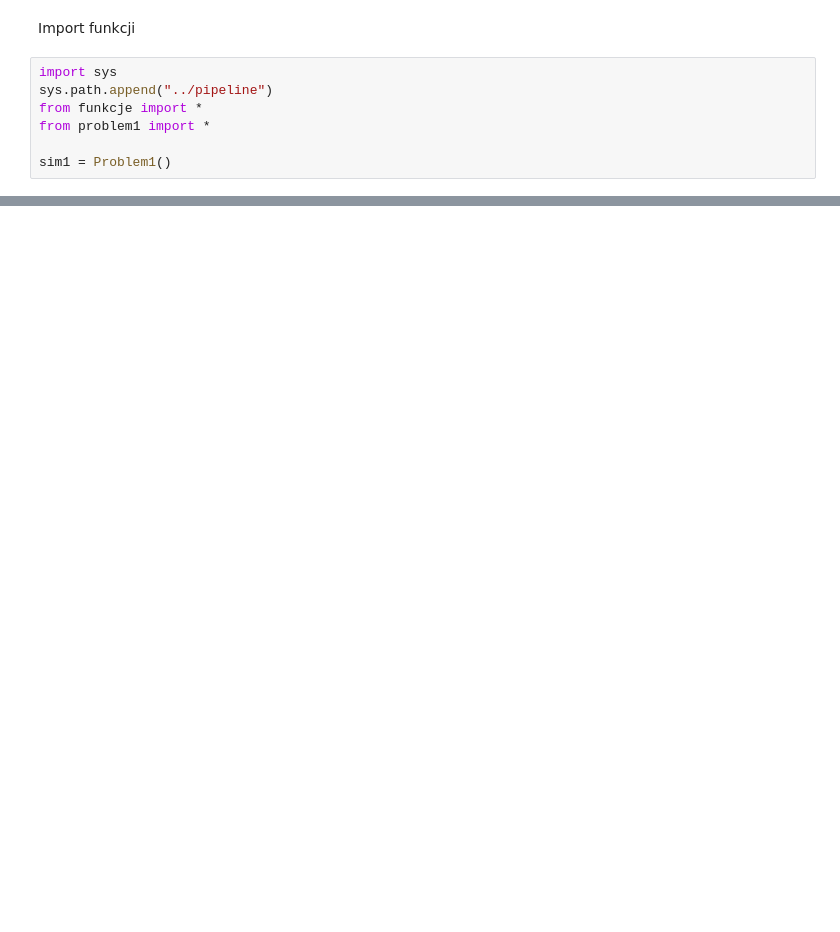
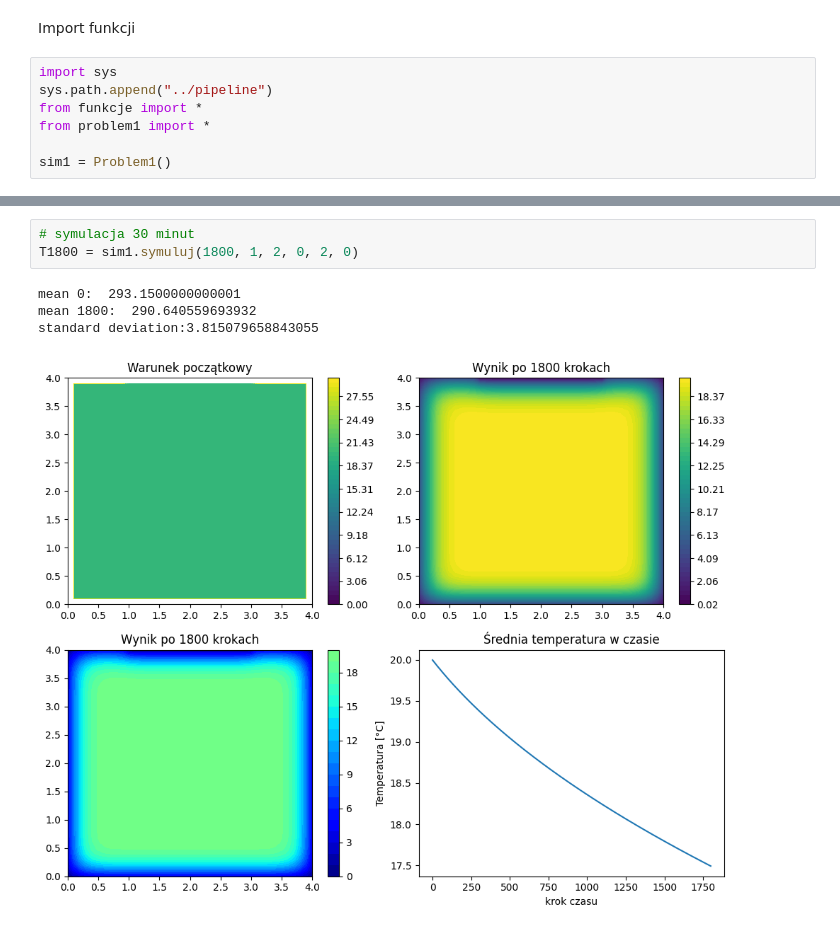
Before and after one commit to Gonieeg/MODDET_projekt, a Jupyter notebook: notebooks/problem1-eksperymenty.ipynb, the cells around one changed output, grey strips where cells are left out. Drawn from its saved outputs; the diff is of its cells as text; blank space fills up the shorter version.

```diff
--- a/notebooks/problem1-eksperymenty.ipynb
+++ b/notebooks/problem1-eksperymenty.ipynb
@@ -34,0 +43,8 @@ TypeError: unsupported operand type(s) for -: 'list' and 'float'
+# %%
+# symulacja 30 minut
+T1800 = sim1.symuluj(1800, 1, 2, 0, 2, 0)
+# %% [output]
+mean 0:  293.1500000000001
+mean 1800:  290.640559693932
+standard deviation:3.815079658843055
+[figure, added]
```
Also changed, not shown: parts of 13 cells of this notebook, 1 other file.
